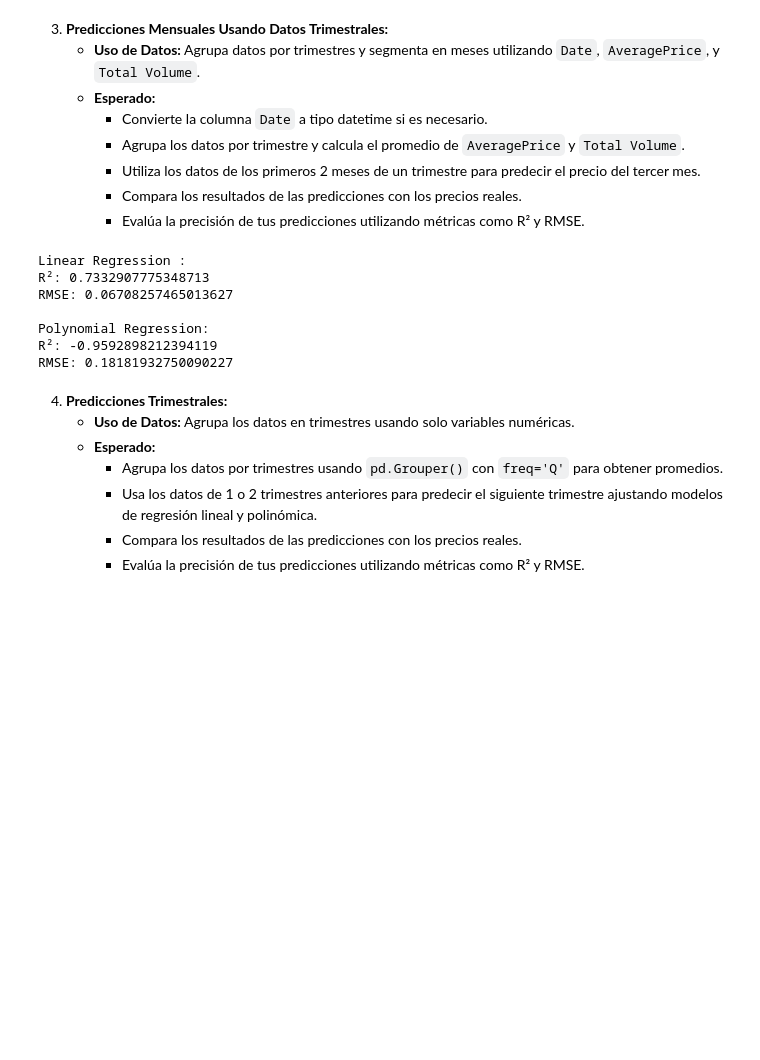
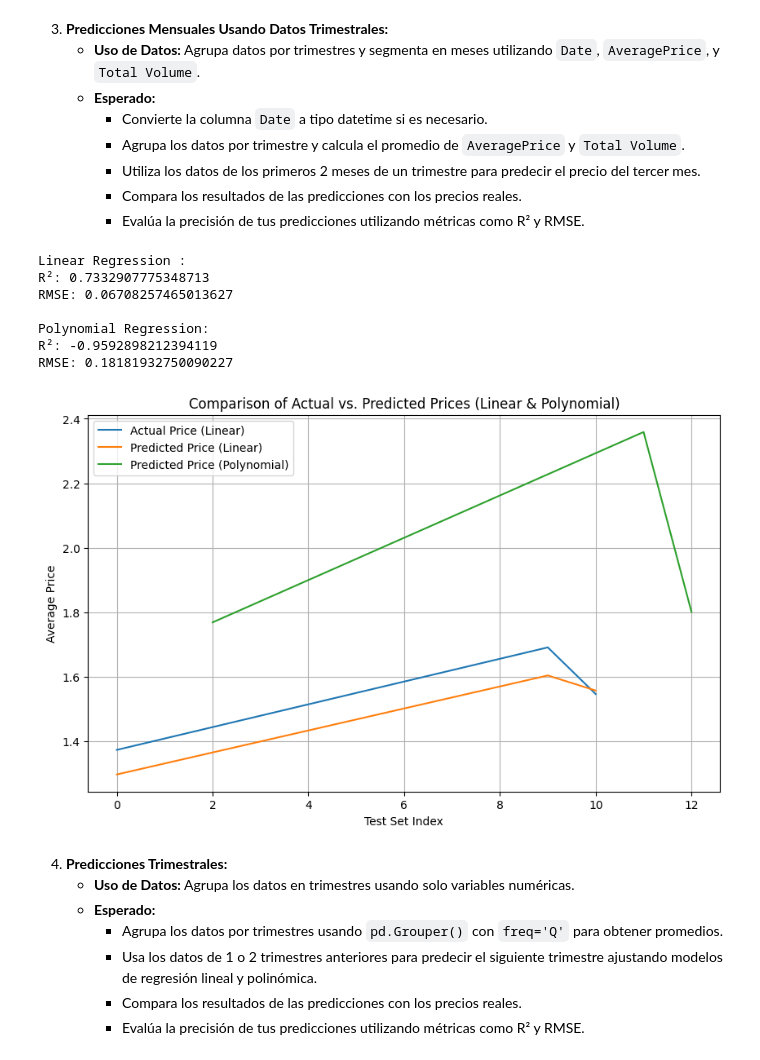
Before and after one commit to Julix4/avocado_project, a Jupyter notebook: proyecto_markdown.ipynb, the cells around one changed output. Drawn from its saved outputs; the diff is of its cells as text; code cells hidden in the pictures; blank space fills up the shorter version.

```diff
--- a/proyecto_markdown.ipynb
+++ b/proyecto_markdown.ipynb
@@ -259,49 +259,75 @@ from sklearn.model_selection import train_test_split
 from sklearn.linear_model import LinearRegression
 from sklearn.preprocessing import PolynomialFeatures
 from sklearn.metrics import mean_squared_error, r2_score
+import matplotlib.pyplot as plt
 
+# Load data
 df = pd.read_csv("avocado.csv")
 
+# Preprocess data (same as before)
 df['Date'] = pd.to_datetime(df['Date'])
 
 df_trimestral = df.groupby(pd.Grouper(key='Date', freq='Q')).agg({'AveragePrice': 'mean', 'Total Volume': 'mean'}).reset_index()
-
 
 X = df_trimestral[['AveragePrice', 'Total Volume']].shift(1)
 y = df_trimestral['AveragePrice'].shift(-1)
 X.dropna(inplace=True)
 y.dropna(inplace=True)
 
+# Split data
 X_train, X_test, y_train, y_test = train_test_split(X, y, test_size=0.2, random_state=42)
 
-
+# Train Linear Regression model
 model_linear = LinearRegression()
 model_linear.fit(X_train, y_train)
 y_pred_linear = model_linear.predict(X_test)
 
 
+# Train Polynomial Regression model (degree=2)
 poly = PolynomialFeatures(degree=2)
 X_poly = poly.fit_transform(X_train)
 model_poly = LinearRegression()
 model_poly.fit(X_poly, y_train)
 
 y_pred_poly = model_poly.predict(poly.transform(X_test))
 
+# Evaluate models (same as before)
 print("Linear Regression :")
 print("R²:", r2_score(y_test, y_pred_linear))
 print("RMSE:", np.sqrt(mean_squared_error(y_test, y_pred_linear)))
 
 print("\nPolynomial Regression:")
 print("R²:", r2_score(y_test, y_pred_poly))
 print("RMSE:", np.sqrt(mean_squared_error(y_test, y_pred_poly)))
+
+# Create a single plot for comparison
+plt.figure(figsize=(10, 6))
+
+# Linear Regression plot
+plt.plot(y_test, label='Actual Price (Linear)')
+plt.plot(y_test.index, y_pred_linear, label='Predicted Price (Linear)')
+
+# Polynomial Regression plot (shifted for clarity)
+plt.plot(y_test.index + 2, y_pred_poly + 0.5, label='Predicted Price (Polynomial)')
+plt.legend()
+
+# Labels and title
+plt.xlabel('Test Set Index')
+plt.ylabel('Average Price')
+plt.title('Comparison of Actual vs. Predicted Prices (Linear & Polynomial)')
+plt.grid(True)
+
+# Show the plot
+plt.show()
 # %% [output]
 Linear Regression :
 R²: 0.7332907775348713
 RMSE: 0.06708257465013627
 
 Polynomial Regression:
 R²: -0.9592898212394119
 RMSE: 0.18181932750090227
+[figure, added]
 # %% [markdown]
 4. **Predicciones Trimestrales:**
    - **Uso de Datos:** Agrupa los datos en trimestres usando solo variables numéricas.
```
Also changed, not shown: parts of 7 cells of this notebook.
